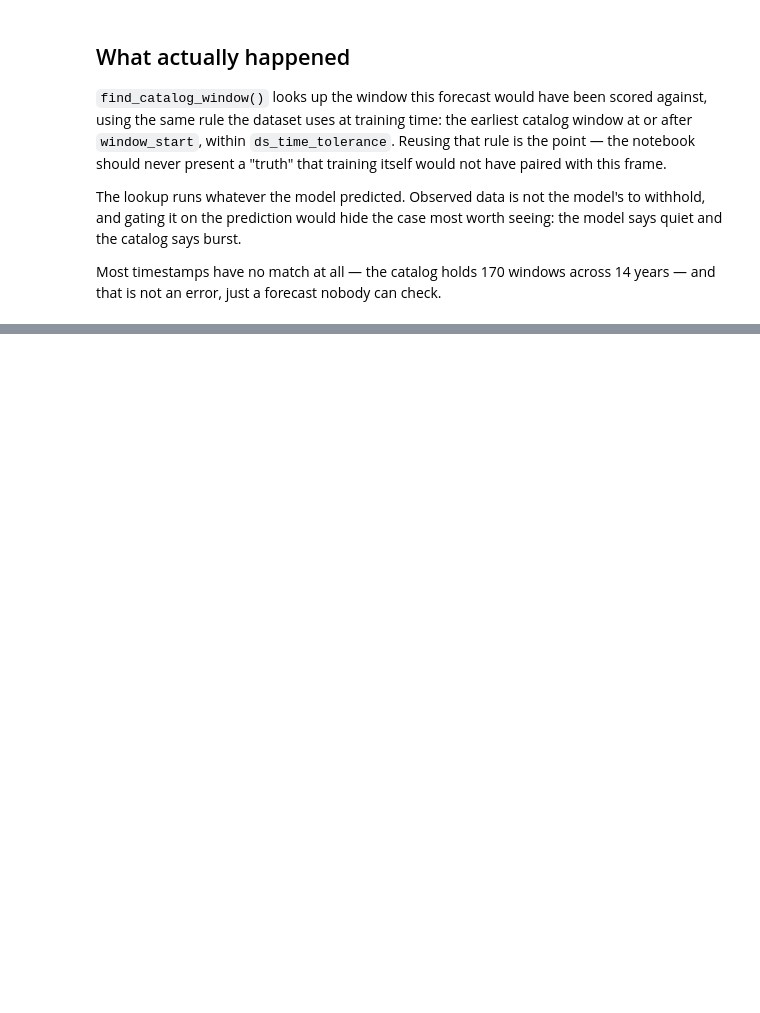
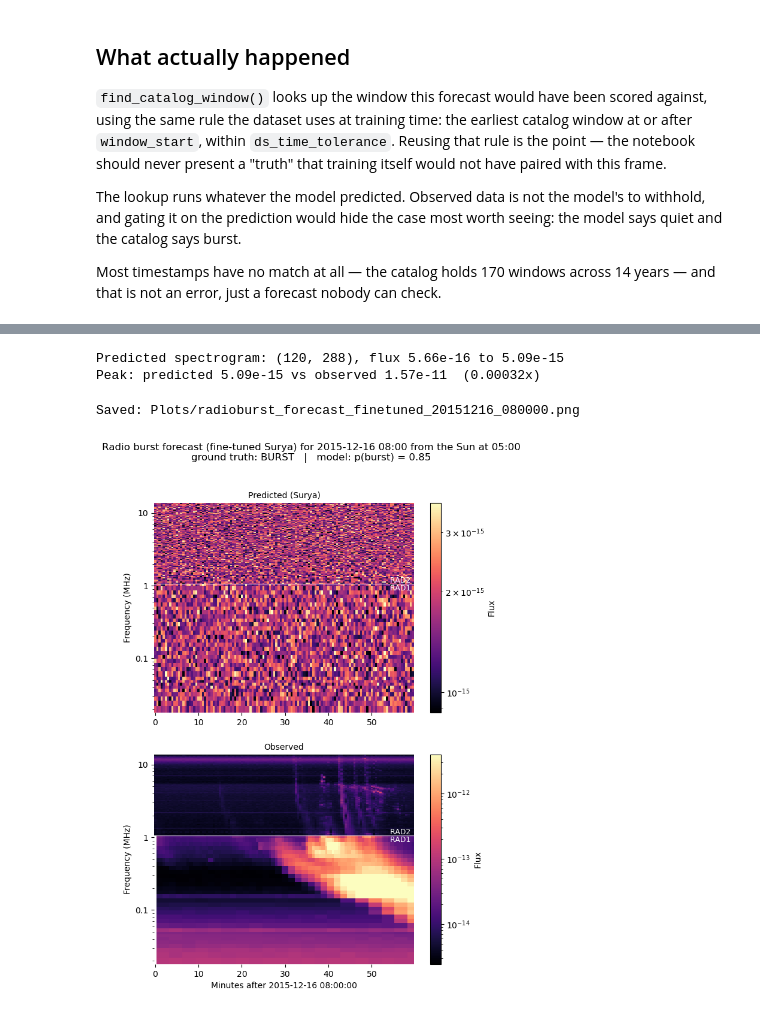
Before and after one commit to christianlao12/surya_workshop, a Jupyter notebook: downstream_apps/radioburst/4_inference_template.ipynb, the cells around one changed output, grey strips where cells are left out. Cells and saved outputs as stored; diff of their text form; code cells hidden in the pictures; blank space fills up the shorter version.

```diff
--- a/downstream_apps/radioburst/4_inference_template.ipynb
+++ b/downstream_apps/radioburst/4_inference_template.ipynb
@@ -275,0 +499,51 @@ else:
+# %%
+spectra_normalizer = load_spectra_normalizer(cfg, finetune_ckpt_path)
+
+if finetuned_is_burst:
+    finetuned_predicted_flux = spectra_normalizer.inverse(finetuned_result["spectra"][0])
+    print(f"Predicted spectrogram: {finetuned_predicted_flux.shape}, "
+          f"flux {finetuned_predicted_flux.min():.2e} to {finetuned_predicted_flux.max():.2e}")
+    if observed_flux is not None:
+        ratio = finetuned_predicted_flux.max() / np.nanmax(observed_flux)
+        print(f"Peak: predicted {finetuned_predicted_flux.max():.2e} vs "
+              f"observed {np.nanmax(observed_flux):.2e}  ({ratio:.2g}x)")
+else:
+    finetuned_predicted_flux = None
+    print(f"No burst predicted (p={finetuned_burst_probability:.3f}) — no predicted spectrogram.")
+# %% [output]
+Predicted spectrogram: (120, 288), flux 5.66e-16 to 5.09e-15
+Peak: predicted 5.09e-15 vs observed 1.57e-11  (0.00032x)
+# %%
+minutes, frequencies_mhz = spectrogram_axes(
+    Path(cfg.data.ds_radioburst_folder_path) / cfg.data.ds_spectra_template_file
+)
+
+finetuned_panels = [("Predicted (Surya)", finetuned_predicted_flux), ("Observed", observed_flux)]
+finetuned_panels = [(label, spectra) for label, spectra in finetuned_panels if spectra is not None]
+
+if not finetuned_panels:
+    print(f"Nothing to plot: no burst predicted (p={finetuned_burst_probability:.3f}) "
+          "and no catalogued window to show.")
+else:
+    fig, axes = plt.subplots(len(finetuned_panels), 1, figsize=(7, 5 * len(finetuned_panels)), squeeze=False)
+    for ax, (label, spectra) in zip(axes[:, 0], finetuned_panels):
+        mesh = plot_spectrogram(ax, spectra, minutes, frequencies_mhz, label)
+        fig.colorbar(mesh, ax=ax, label="Flux")
+    axes[-1, 0].set_xlabel(f"Minutes after {window_start}")
+
+    if catalog_row is not None:
+        ground_truth = "BURST" if catalog_row["burst"] else "quiet"
+        truth_line = f"ground truth: {ground_truth}   |   model: p(burst) = {finetuned_burst_probability:.2f}"
+    else:
+        truth_line = f"model: p(burst) = {finetuned_burst_probability:.2f}   |   no catalogued ground truth"
+    fig.suptitle(f"Radio burst forecast (fine-tuned Surya) for {window_start:%Y-%m-%d %H:%M} "
+                 f"from the Sun at {frame['timestep']:%H:%M}\n{truth_line}", fontsize=12)
+
+    PLOTS_DIR.mkdir(exist_ok=True)
+    out_path = PLOTS_DIR / f"radioburst_forecast_finetuned_{window_start:%Y%m%d_%H%M%S}.png"
+    fig.savefig(out_path, dpi=150)
+    print(f"Saved: {out_path}")
+    plt.show()
+# %% [output]
+Saved: Plots/radioburst_forecast_finetuned_20151216_080000.png
+[figure, added]
```
Also changed, not shown: parts of 28 cells of this notebook, 2 other files.
